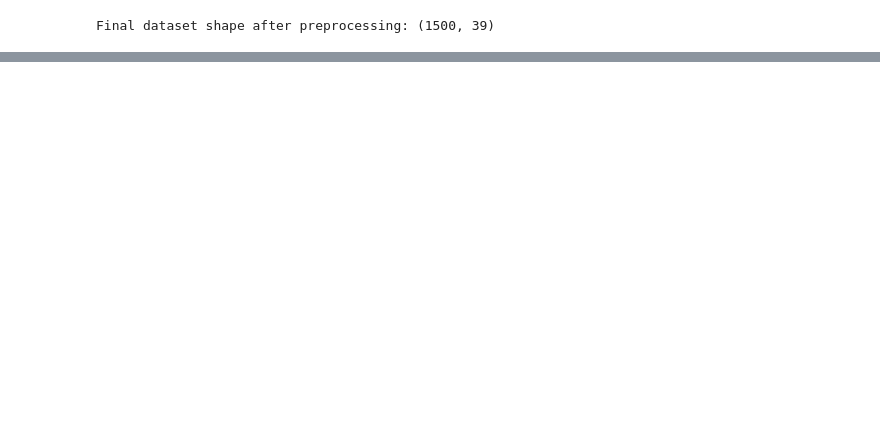
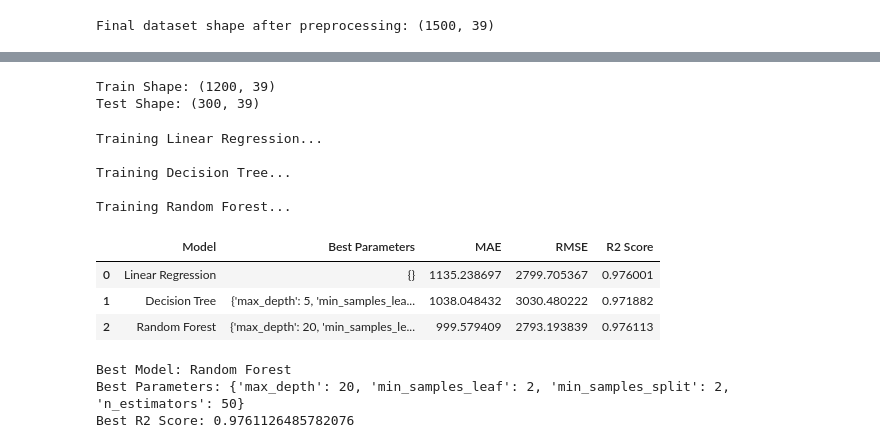
Before and after one commit to springboardmentor1/agritield-predictor, a Jupyter notebook: main.ipynb, the cells around one changed output, grey strips where cells are left out. Cells and saved outputs as stored; diff of their text form; code cells hidden in the pictures; blank space fills up the shorter version.

```diff
--- a/main.ipynb
+++ b/main.ipynb
@@ -303,0 +294,13 @@ Final dataset shape after preprocessing: (1500, 39)
+# %%
+X = X_encoded
+y = df['Yield_kg_per_acre']
+# %%
+X_train, X_test, y_train, y_test = train_test_split(
+    X, y, test_size=0.2, random_state=42
+)
+
+print("Train Shape:", X_train.shape)
+print("Test Shape:", X_test.shape)
+# %% [output]
+Train Shape: (1200, 39)
+Test Shape: (300, 39)
@@ -303,0 +333,54 @@ Final dataset shape after preprocessing: (1500, 39)
+# %%
+results = []
+
+for name, config in models.items():
+    print(f"\nTraining {name}...")
+
+    grid = GridSearchCV(
+        config["model"],
+        config["params"],
+        cv=5,
+        scoring='r2',
+        n_jobs=-1
+    )
+
+    grid.fit(X_train, y_train)
+
+    best_model = grid.best_estimator_
+    y_pred = best_model.predict(X_test)
+
+    mae = mean_absolute_error(y_test, y_pred)
+    rmse = np.sqrt(mean_squared_error(y_test, y_pred))
+    r2 = r2_score(y_test, y_pred)
+
+    results.append({
+        "Model": name,
+        "Best Parameters": grid.best_params_,
+        "MAE": mae,
+        "RMSE": rmse,
+        "R2 Score": r2
+    })
+# %% [output]
+Training Linear Regression...
+
+Training Decision Tree...
+
+Training Random Forest...
+# %%
+results_df = pd.DataFrame(results)
+results_df
+# %% [output]
+|  | Model | Best Parameters | MAE | RMSE | R2 Score |
+| 0 | Linear Regression | {} | 1135.238697 | 2799.705367 | 0.976001 |
+| 1 | Decision Tree | {'max_depth': 5, 'min_samples_lea... | 1038.048432 | 3030.480222 | 0.971882 |
+| 2 | Random Forest | {'max_depth': 20, 'min_samples_le... | 999.579409 | 2793.193839 | 0.976113 |
+# %%
+best_model_row = results_df.loc[results_df['R2 Score'].idxmax()]
+
+print("\nBest Model:", best_model_row["Model"])
+print("Best Parameters:", best_model_row["Best Parameters"])
+print("Best R2 Score:", best_model_row["R2 Score"])
+# %% [output]
+Best Model: Random Forest
+Best Parameters: {'max_depth': 20, 'min_samples_leaf': 2, 'min_samples_split': 2, 'n_estimators': 50}
+Best R2 Score: 0.9761126485782076
```
Also changed, not shown: parts of 9 cells of this notebook.
